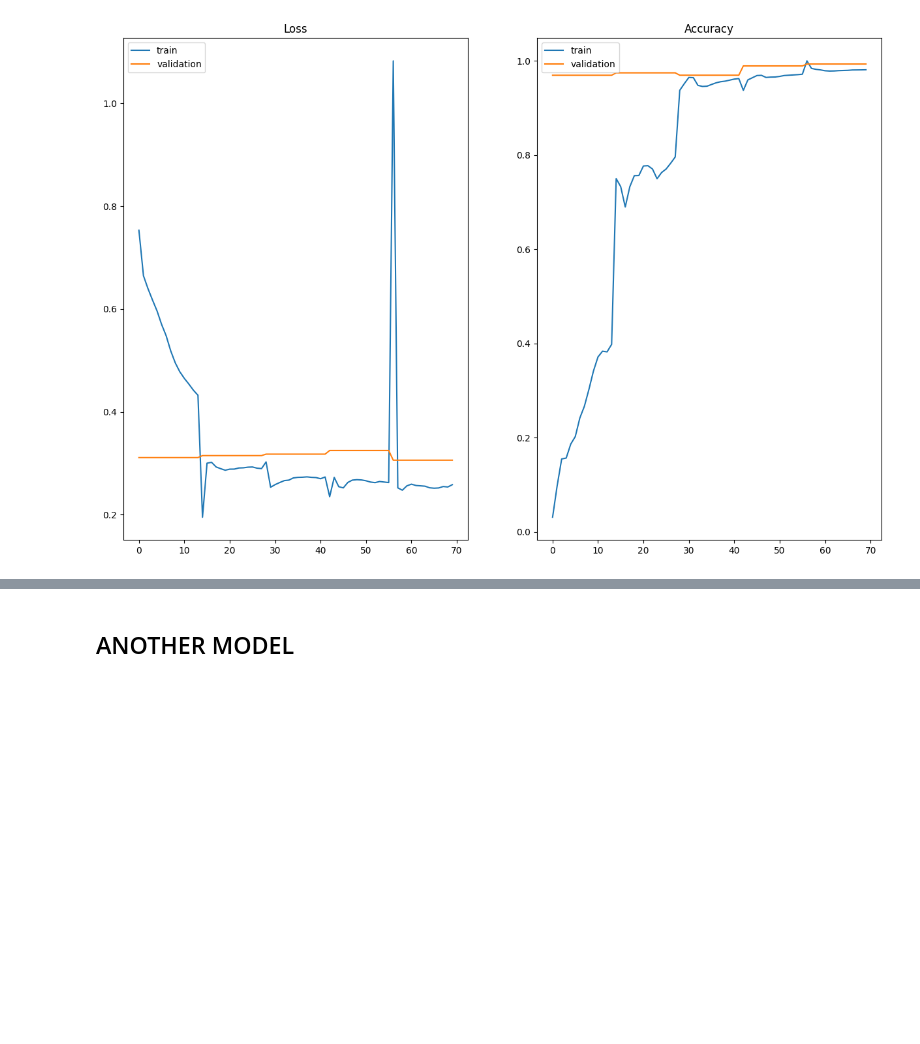
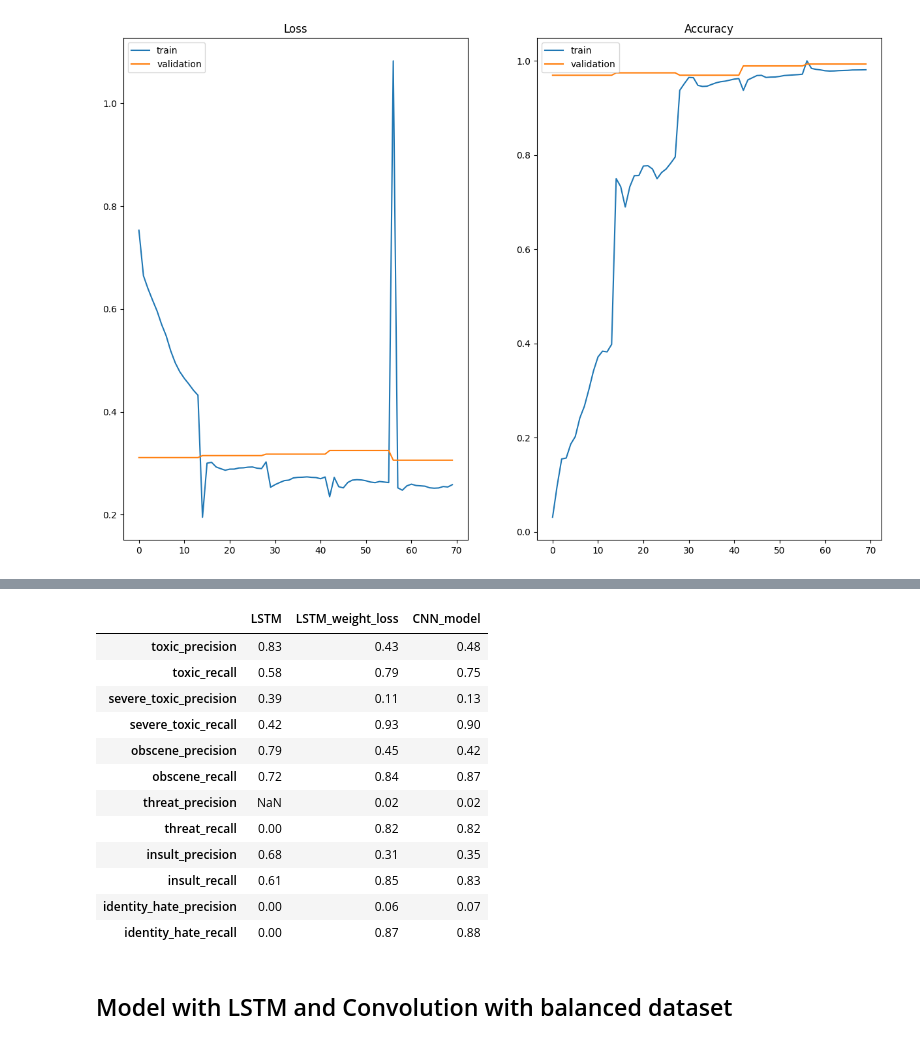
Before and after one commit to EnricoMiche1210760/toxic_comments_filter, a Jupyter notebook: src/progetto_toxic_comments_filter.ipynb, the cells around one changed output, grey strips where cells are left out. Saved outputs shown, nothing was run; the diff lists cells and outputs as text; code cells hidden in the pictures; blank space fills up the shorter version.

```diff
--- a/src/progetto_toxic_comments_filter.ipynb
+++ b/src/progetto_toxic_comments_filter.ipynb
@@ -300,16 +301,14 @@ def stretch_loss_accuracy(val_loss_per_epoch, val_accuracy_per_epoch, batch_log)
 # %%
 def show_accuracy_precision_recall(measures, model_name, injurious, y_test, y_pred):
     measures[model_name] = {}
-    measures[model_name]['recall'] = sum(y_pred == y_test) / sum(y_test)
-    measures[model_name]['precision'] = sum(y_pred == y_test) / sum(y_pred)
 
     for i in range(6):
         injurious_type = injurious[i]
         true_positives = np.sum(y_pred[:,i] * y_test[:,i])
         false_positives = np.sum(y_pred[:,i] * (1-y_test[:,i]))
         false_negatives = np.sum((1-y_pred[:,i]) * y_test[:,i])
-        measures[model_name][injurious_type+'_prec'] =  round(true_positives / (true_positives + false_positives), 2)
-        measures[model_name][injurious_type+'_rec'] =  round(true_positives / (true_positives + false_negatives), 2)
+        measures[model_name][injurious_type+'_precision'] =  round(true_positives / (true_positives + false_positives), 2)
+        measures[model_name][injurious_type+'_recall'] =  round(true_positives / (true_positives + false_negatives), 2)
     return measures
 # %%
 early_stopping = EarlyStopping()
@@ -583,4 +586,4 @@ Observing the results of the model, we can see that the performance of the model
 # %%
 y_pred = convert_probability_to_value(lstm_weight.predict(X_test))
-show_accuracy_precision_recall(injurious.columns, y_test, y_pred)
+measures_dict = show_accuracy_precision_recall(measures_dict, "LSTM_weight_loss", injurious.columns, y_test, y_pred)
 # %% [output]
@@ -769,5 +722,22 @@ pl.plot_training_stats(batch_log.batch_loss, stretch_loss, batch_log.batch_accur
-# %% [markdown]
-## ANOTHER MODEL
+# %%
+measures_dict = show_accuracy_precision_recall(measures_dict, "CNN_model", injurious.columns, y_test, y_pred_cnn_with_w)
+pd.DataFrame(measures_dict)
+# %% [output]
+|  | LSTM | LSTM_weight_loss | CNN_model |
+| toxic_precision | 0.83 | 0.43 | 0.48 |
+| toxic_recall | 0.58 | 0.79 | 0.75 |
+| severe_toxic_precision | 0.39 | 0.11 | 0.13 |
+| severe_toxic_recall | 0.42 | 0.93 | 0.90 |
+| obscene_precision | 0.79 | 0.45 | 0.42 |
+| obscene_recall | 0.72 | 0.84 | 0.87 |
+| threat_precision | NaN | 0.02 | 0.02 |
+| threat_recall | 0.00 | 0.82 | 0.82 |
+| insult_precision | 0.68 | 0.31 | 0.35 |
+| insult_recall | 0.61 | 0.85 | 0.83 |
+| identity_hate_precision | 0.00 | 0.06 | 0.07 |
+| identity_hate_recall | 0.00 | 0.87 | 0.88 |
+# %% [markdown]
+## Model with LSTM and Convolution with balanced dataset
 # %%
 X_train, X_test, X_val, y_train, y_test, y_val = train_test_val_split(preprocessed_text, labels=injurious, test_size=0.2, val_size=0.2)
 
```
Also changed, not shown: parts of 32 cells of this notebook.
